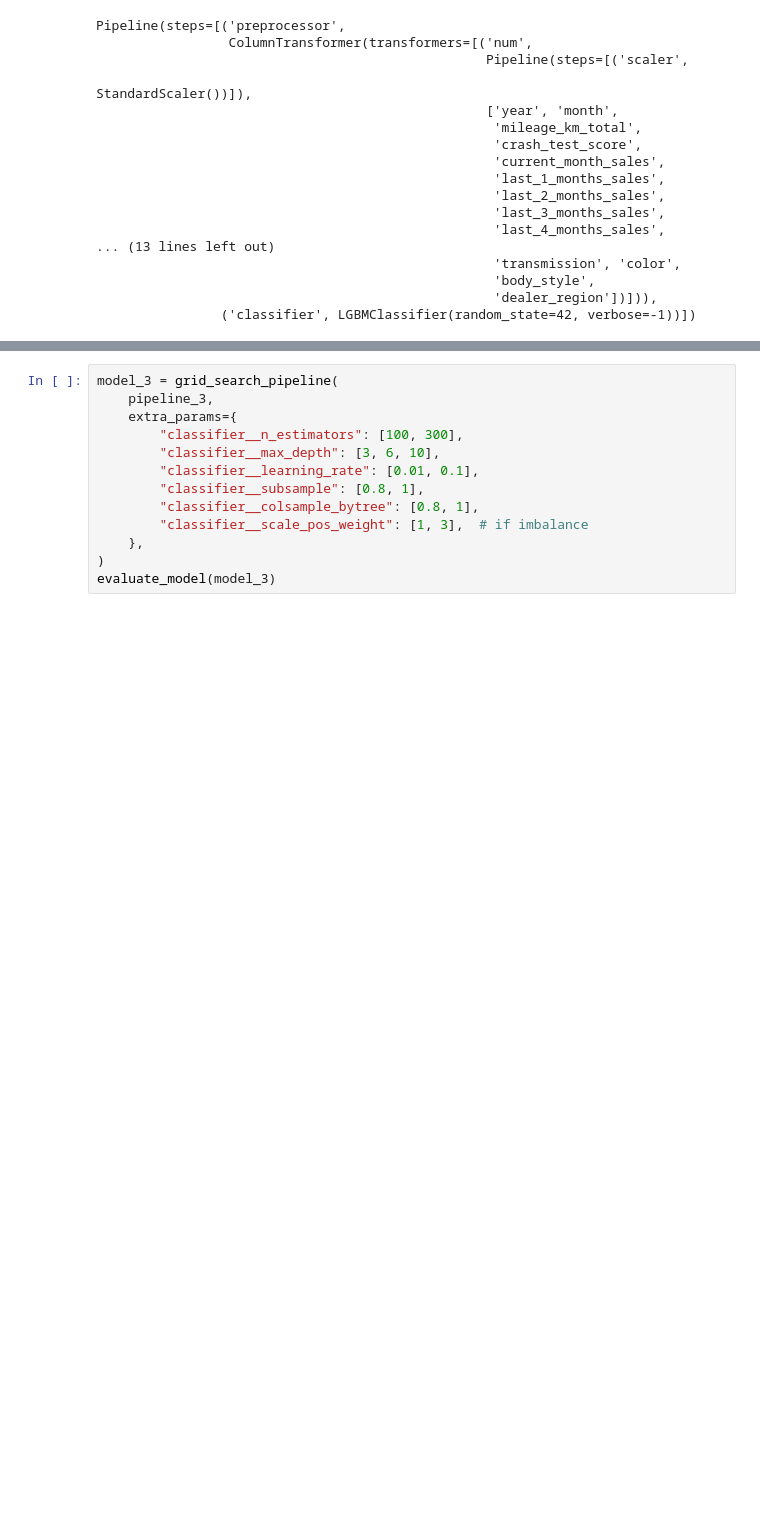
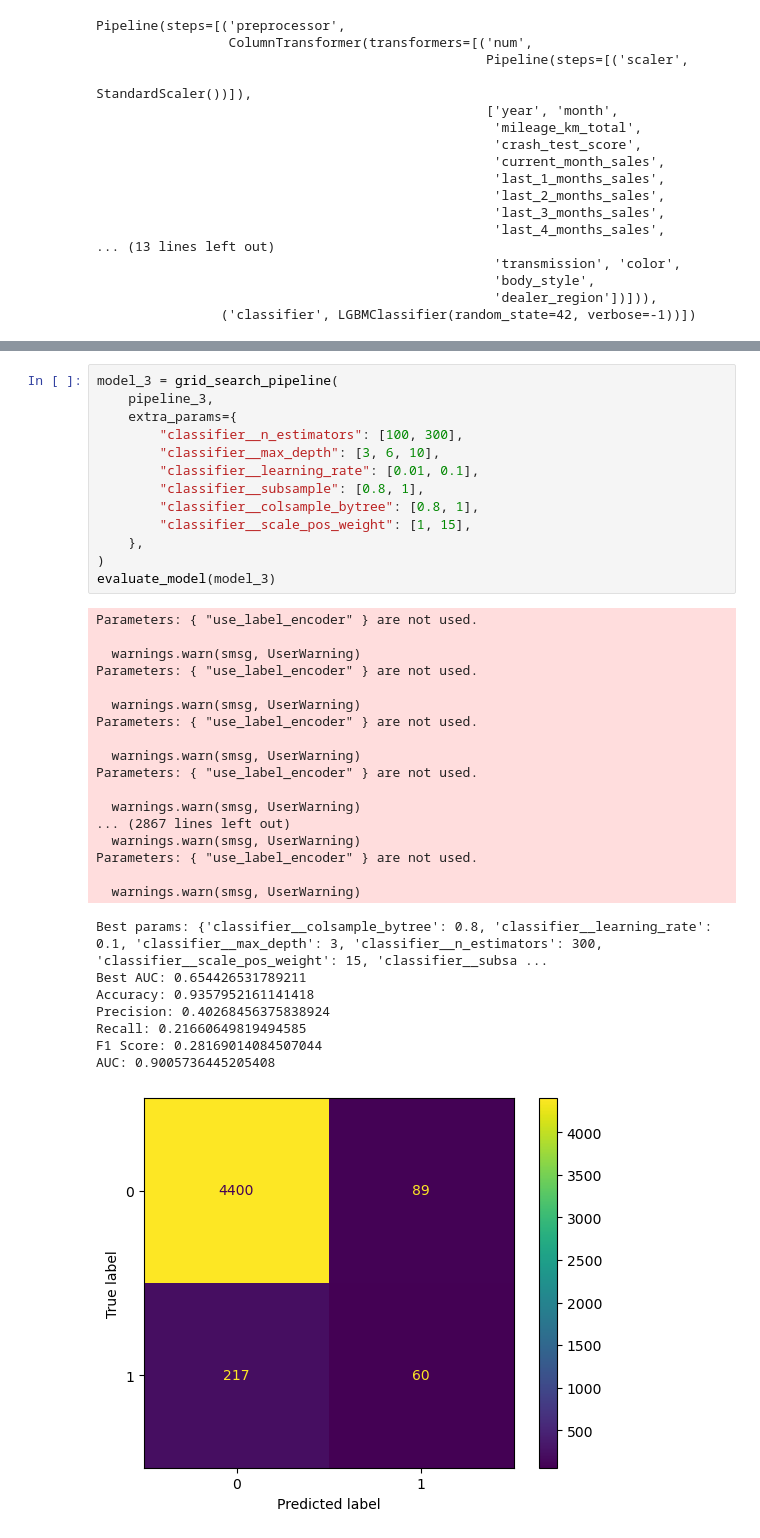
Before and after one commit to postatum/dealerships_sales_forecasting, a Jupyter notebook: notebooks/03_model_training.ipynb, the cells around one changed output, grey strips where cells are left out. Saved outputs shown, nothing was run; the diff lists cells and outputs as text; blank space fills up the shorter version.

```diff
--- a/notebooks/03_model_training.ipynb
+++ b/notebooks/03_model_training.ipynb
@@ -338,16 +352,42 @@ evaluate_model(model_2)
 # %%
 model_3 = grid_search_pipeline(
     pipeline_3,
     extra_params={
         "classifier__n_estimators": [100, 300],
         "classifier__max_depth": [3, 6, 10],
         "classifier__learning_rate": [0.01, 0.1],
         "classifier__subsample": [0.8, 1],
         "classifier__colsample_bytree": [0.8, 1],
-        "classifier__scale_pos_weight": [1, 3],  # if imbalance
+        "classifier__scale_pos_weight": [1, 15],
     },
 )
 evaluate_model(model_3)
+# %% [output]
+Parameters: { "use_label_encoder" } are not used.
+
+  warnings.warn(smsg, UserWarning)
+Parameters: { "use_label_encoder" } are not used.
+
+  warnings.warn(smsg, UserWarning)
+Parameters: { "use_label_encoder" } are not used.
+
+  warnings.warn(smsg, UserWarning)
+Parameters: { "use_label_encoder" } are not used.
+
+  warnings.warn(smsg, UserWarning)
+... (2867 lines left out)
+  warnings.warn(smsg, UserWarning)
+Parameters: { "use_label_encoder" } are not used.
+
+  warnings.warn(smsg, UserWarning)
+Best params: {'classifier__colsample_bytree': 0.8, 'classifier__learning_rate': 0.1, 'classifier__max_depth': 3, 'classifier__n_estimators': 300, 'classifier__scale_pos_weight': 15, 'classifier__subsa ...
+Best AUC: 0.654426531789211
+Accuracy: 0.9357952161141418
+Precision: 0.40268456375838924
+Recall: 0.21660649819494585
+F1 Score: 0.28169014084507044
+AUC: 0.9005736445205408
+[figure, added]
 # %%
 model_4 = grid_search_pipeline(
     pipeline_4,
```
Also changed, not shown: parts of 4 cells of this notebook, 4 other files.
